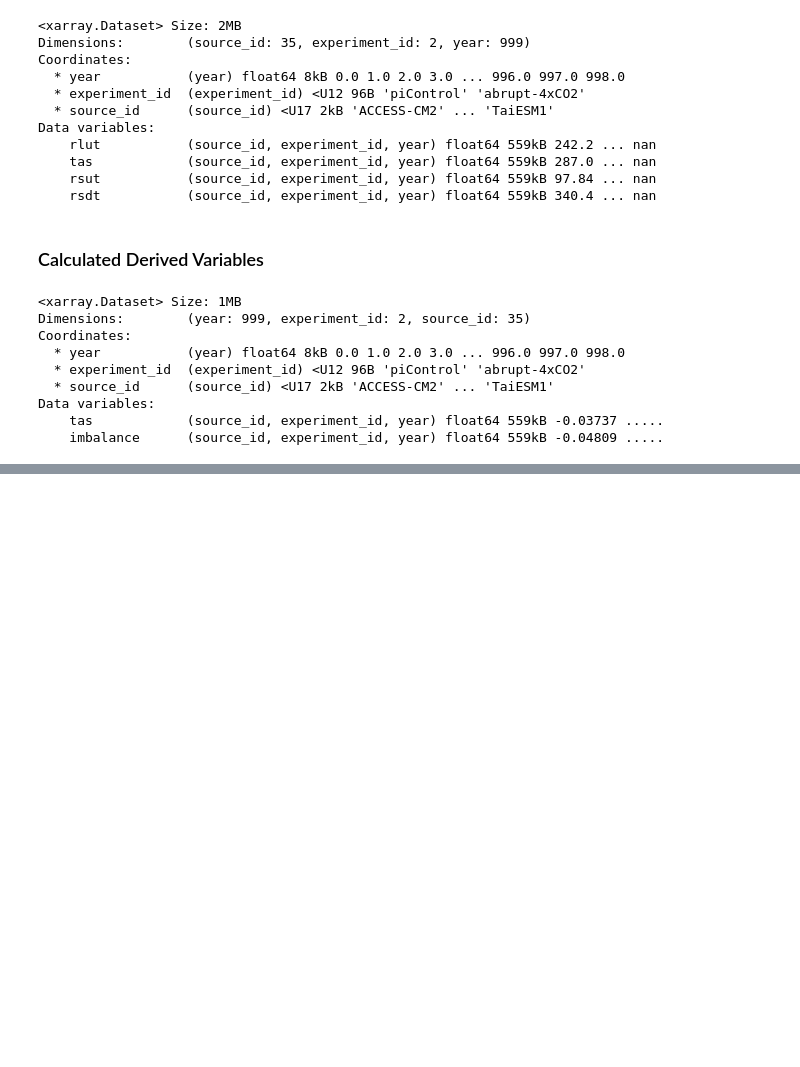
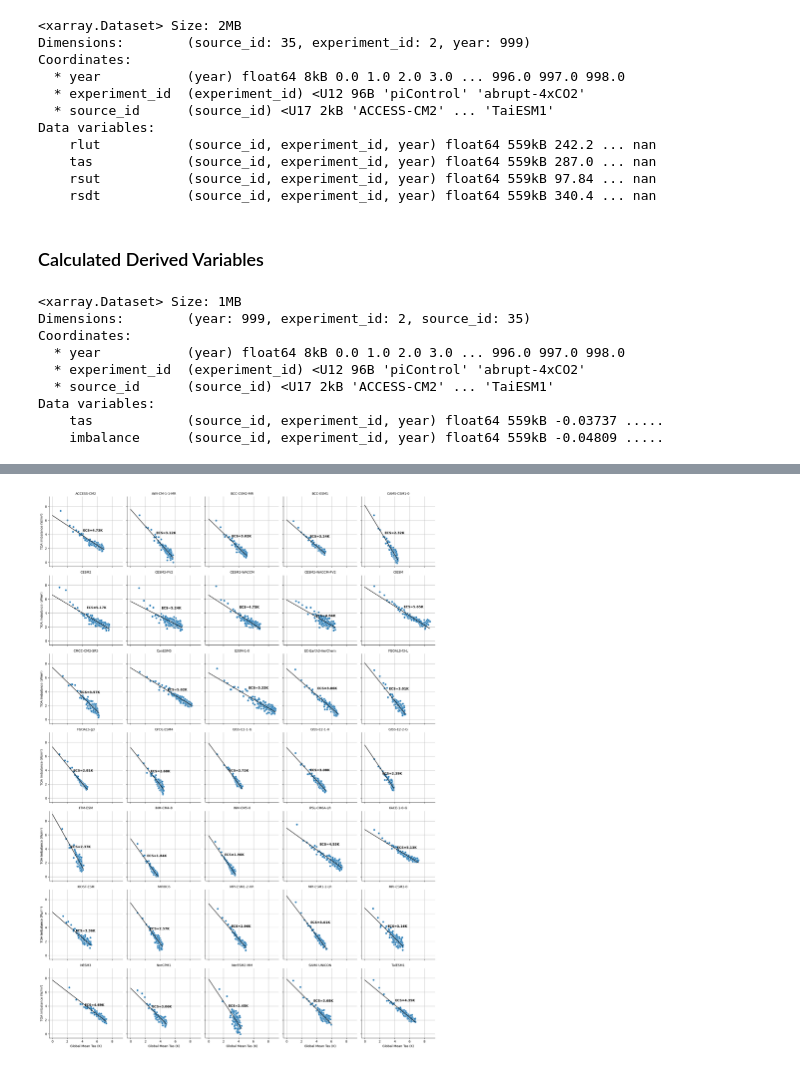
Before and after one commit to turetske/osdf_examples, a Jupyter notebook: notebooks/cmip6_ecs.ipynb, the cells around one changed output, grey strips where cells are left out. Drawn from its saved outputs; the diff is of its cells as text; code cells hidden in the pictures; blank space fills up the shorter version.

```diff
--- a/notebooks/cmip6_ecs.ipynb
+++ b/notebooks/cmip6_ecs.ipynb
@@ -425,0 +443,11 @@ Data variables:
+# %%
+def calc_ecs(ds):
+    tas_1d = ds.tas.squeeze()
+    imbalance_1d = ds.imbalance.squeeze()
+
+    # Align and drop NaNs
+    tas_1d, imbalance_1d = xr.align(tas_1d.dropna('year'), imbalance_1d.dropna('year'), join='inner')
+
+    a, b = np.polyfit(tas_1d.values, imbalance_1d.values, 1)
+    ecs = -0.5 * (b / a)
+    return xr.DataArray(ecs, attrs={'units': 'K'})
@@ -425,0 +465,3 @@ Data variables:
+# %%
+ds_abrupt['ecs'] = ds_abrupt.groupby('source_id').apply(calc_ecs)
+ds_abrupt
@@ -425,0 +478,41 @@ Data variables:
+# %%
+%%time
+# Convert to DataFrame
+df = ds_abrupt.to_dataframe().reset_index()
+
+# Drop NaNs
+df = df.dropna(subset=['tas', 'imbalance'])
+
+# Set up FacetGrid
+g = sns.FacetGrid(df, col="source_id", col_wrap=5, height=3.5)
+g.map_dataframe(sns.scatterplot, x="tas", y="imbalance")
+
+# Add Gregory fit line and ECS text
+def plot_ecs(data, color, **kwargs):
+    x = data['tas'].values
+    y = data['imbalance'].values
+    mask = ~np.isnan(x) & ~np.isnan(y)
+    x, y = x[mask], y[mask]
+
+    if len(x) < 2:
+        return  # skip underpopulated panels
+
+    a, b = np.polyfit(x, y, 1)
+    ecs = -0.5 * b / a
+
+    x_line = np.array([0, x.max()])
+    y_line = np.polyval([a, b], x_line)
+
+    plt.plot(x_line, y_line, 'k')
+    plt.text(0.6 * x.max(), 0.6 * y.max(), f'ECS={ecs:2.2f}K', fontsize=10, weight='bold')
+    plt.grid(True)
+
+g.map_dataframe(plot_ecs)
+
+# Optional: adjust layout
+g.set_titles("{col_name}")
+g.set_axis_labels("Global Mean Tas (K)", "TOA Imbalance (W/m²)")
+plt.tight_layout()
+plt.show()
+# %% [output]
+[figure, added]
```
Also changed, not shown: parts of 11 cells of this notebook, 1 other file.
